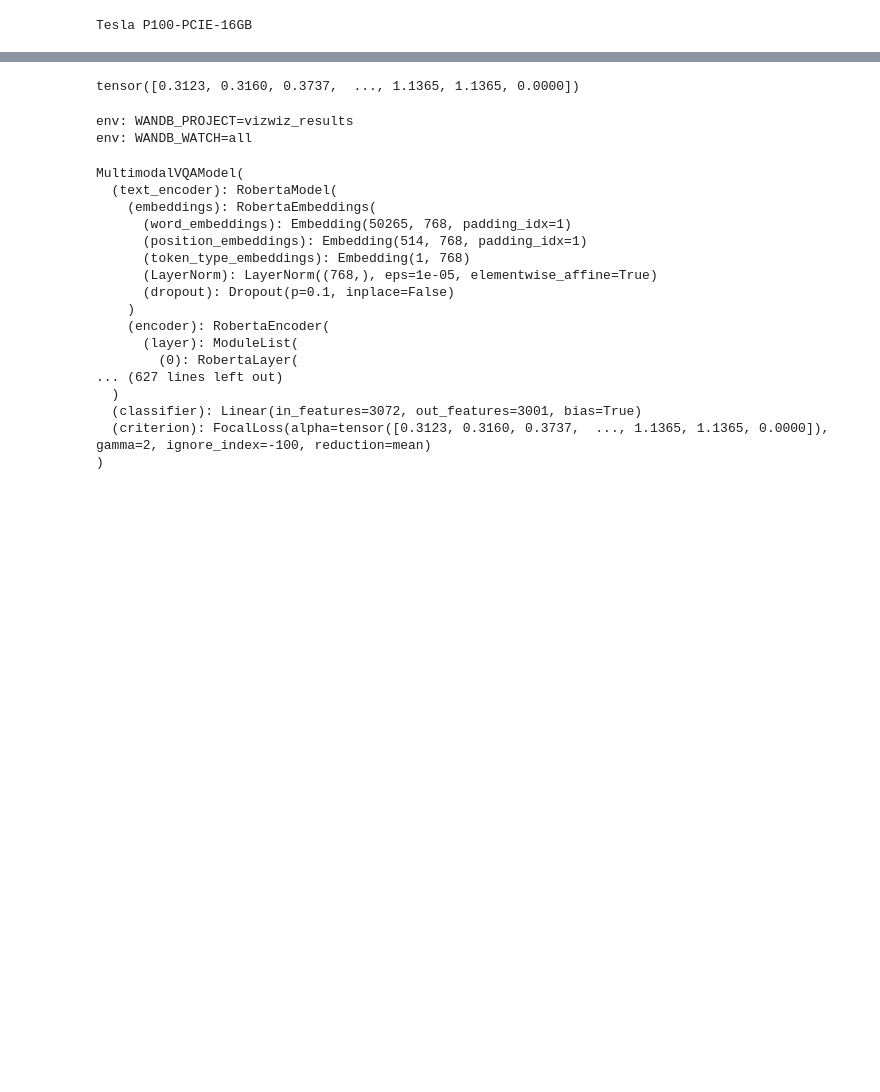
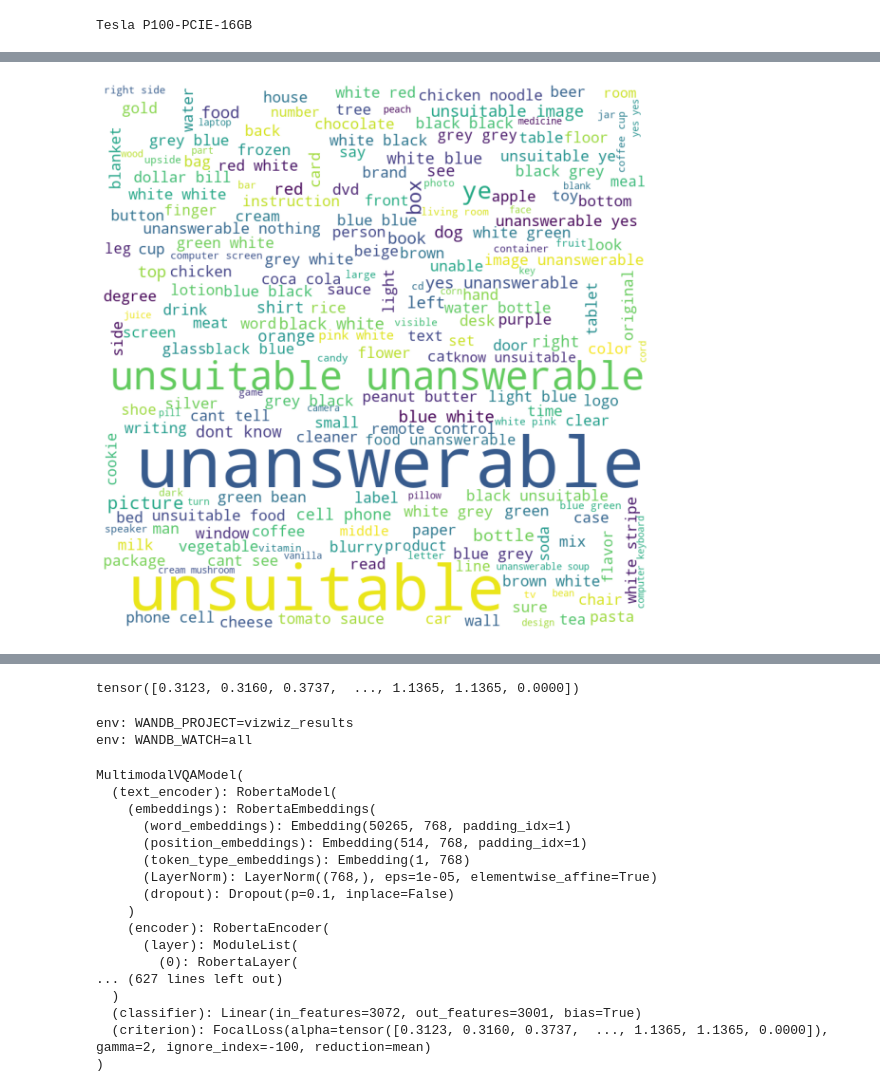
Before and after one commit to RajibDas-123/VQA-BEiT, a Jupyter notebook: vqa-example.ipynb, the cells around one changed output, grey strips where cells are left out. Saved outputs shown, nothing was run; the diff lists cells and outputs as text; code cells hidden in the pictures; blank space fills up the shorter version.

```diff
--- a/vqa-example.ipynb
+++ b/vqa-example.ipynb
@@ -42,0 +108,6 @@ Tesla P100-PCIE-16GB
+# %%
+train_df_EDA['comb_answers'] = train_df_EDA['answers'].map(lambda x: ' '.join(set([r['answer'].lower().strip() for r in x])))
+# %%
+plot_wordcloud(train_df_EDA, 'comb_answers')
+# %% [output]
+[figure, added]
```
Also changed, not shown: parts of 11 cells of this notebook, 4 other files.
